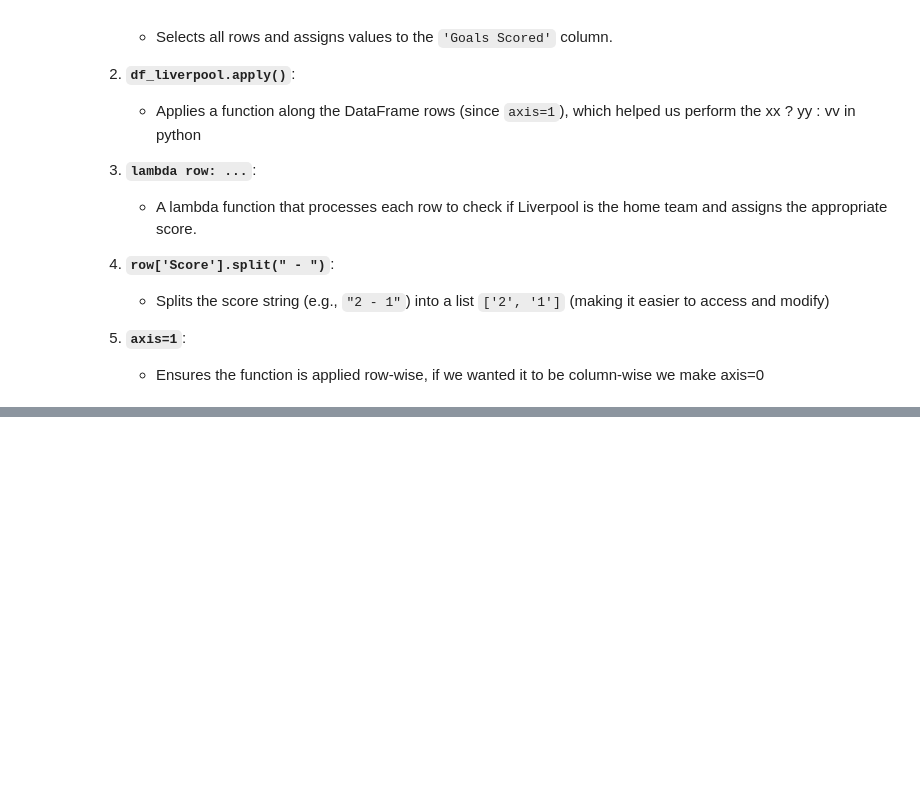
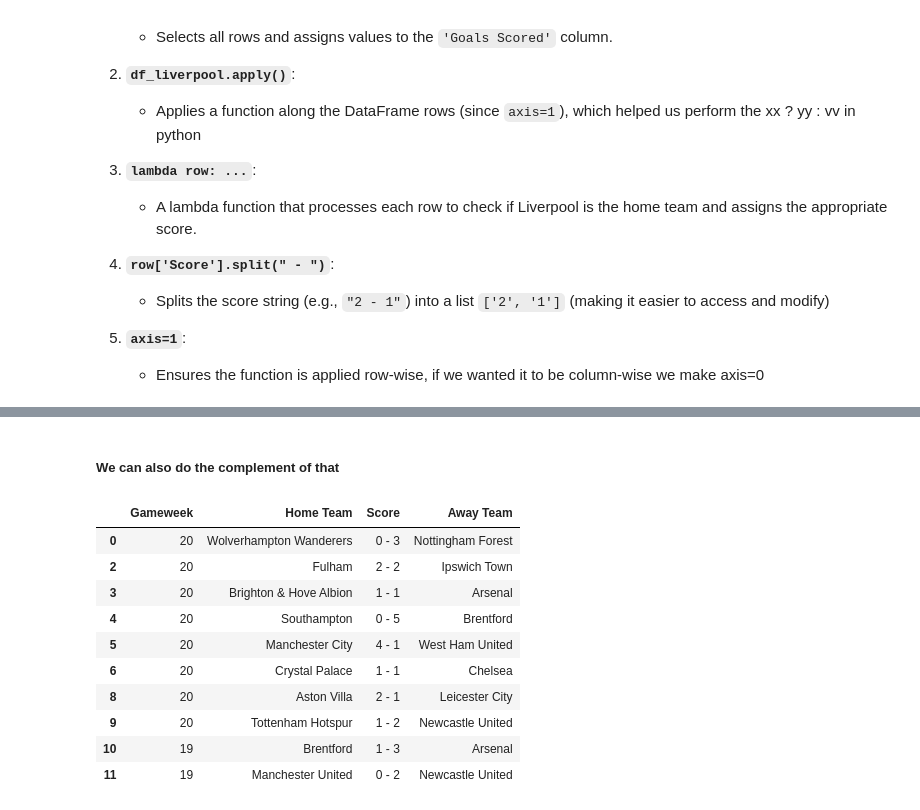
Before and after one commit to alyelaswad/PL-insights, a Jupyter notebook: guides/Pandas.ipynb, the cells around one changed output, grey strips where cells are left out. Saved outputs shown, nothing was run; the diff lists cells and outputs as text; code cells hidden in the pictures; blank space fills up the shorter version.

```diff
--- a/guides/Pandas.ipynb
+++ b/guides/Pandas.ipynb
@@ -228,0 +268,17 @@ sum
+# %% [markdown]
+##### We can also do the complement of that
+# %%
+df.loc[~df['Home Team'].str.contains('FC')].head(10)
+# So now we filtered this into home games with teams with FC in their names.
+# %% [output]
+|  | Gameweek | Home Team | Score | Away Team |
+| 0 | 20 | Wolverhampton Wanderers | 0 - 3 | Nottingham Forest |
+| 2 | 20 | Fulham | 2 - 2 | Ipswich Town |
+| 3 | 20 | Brighton & Hove Albion | 1 - 1 | Arsenal |
+| 4 | 20 | Southampton | 0 - 5 | Brentford |
+| 5 | 20 | Manchester City | 4 - 1 | West Ham United |
+| 6 | 20 | Crystal Palace | 1 - 1 | Chelsea |
+| 8 | 20 | Aston Villa | 2 - 1 | Leicester City |
+| 9 | 20 | Tottenham Hotspur | 1 - 2 | Newcastle United |
+| 10 | 19 | Brentford | 1 - 3 | Arsenal |
+| 11 | 19 | Manchester United | 0 - 2 | Newcastle United |
```
Also changed, not shown: parts of 10 cells of this notebook.
